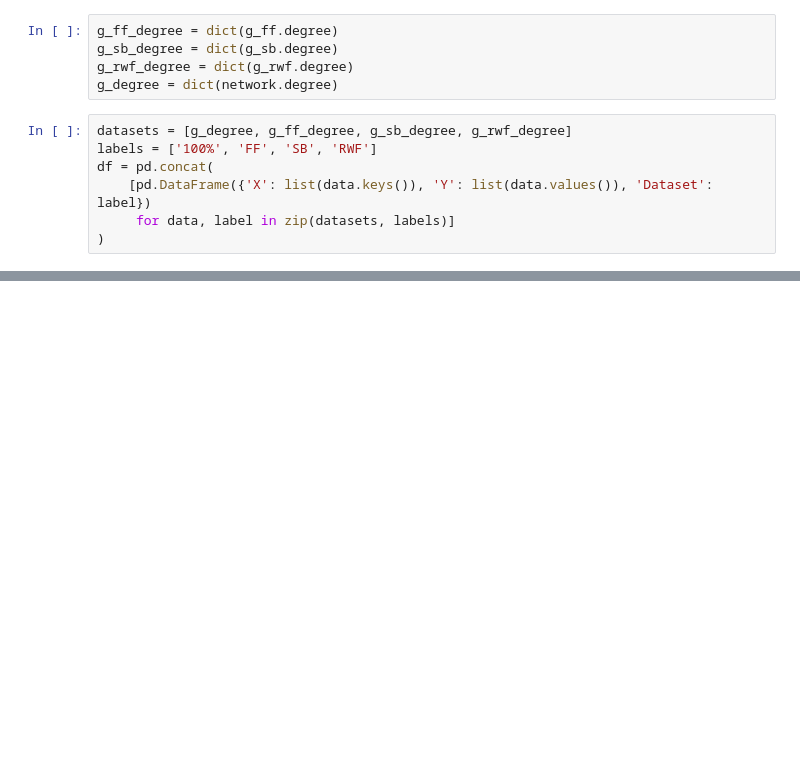
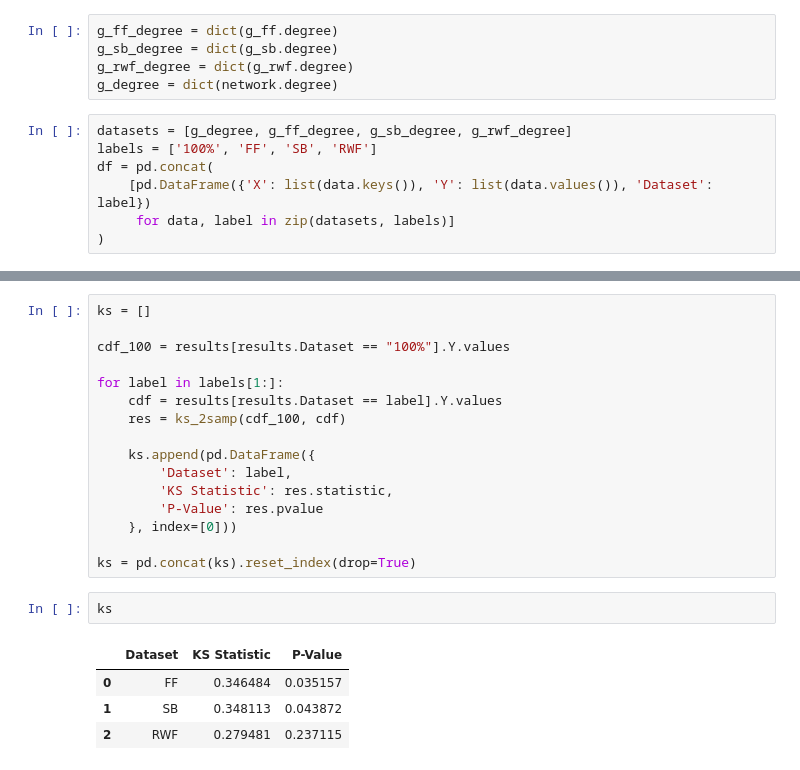
Before and after one commit to gaitovrat/MAS-1, a Jupyter notebook: notebooks/KSTest.ipynb, the cells around one changed output, grey strips where cells are left out. Cells and saved outputs as stored; diff of their text form; blank space fills up the shorter version.

Commit message:
Calculate ks statistic

```diff
--- a/notebooks/KSTest.ipynb
+++ b/notebooks/KSTest.ipynb
@@ -90,0 +102,23 @@ plt.show()
+# %%
+ks = []
+
+cdf_100 = results[results.Dataset == "100%"].Y.values
+
+for label in labels[1:]:
+    cdf = results[results.Dataset == label].Y.values
+    res = ks_2samp(cdf_100, cdf)
+
+    ks.append(pd.DataFrame({
+        'Dataset': label,
+        'KS Statistic': res.statistic,
+        'P-Value': res.pvalue
+    }, index=[0]))
+
+ks = pd.concat(ks).reset_index(drop=True)
+# %%
+ks
+# %% [output]
+|  | Dataset | KS Statistic | P-Value |
+| 0 | FF | 0.346484 | 0.035157 |
+| 1 | SB | 0.348113 | 0.043872 |
+| 2 | RWF | 0.279481 | 0.237115 |
```
Also changed, not shown: parts of 5 cells of this notebook, 2 other files.
